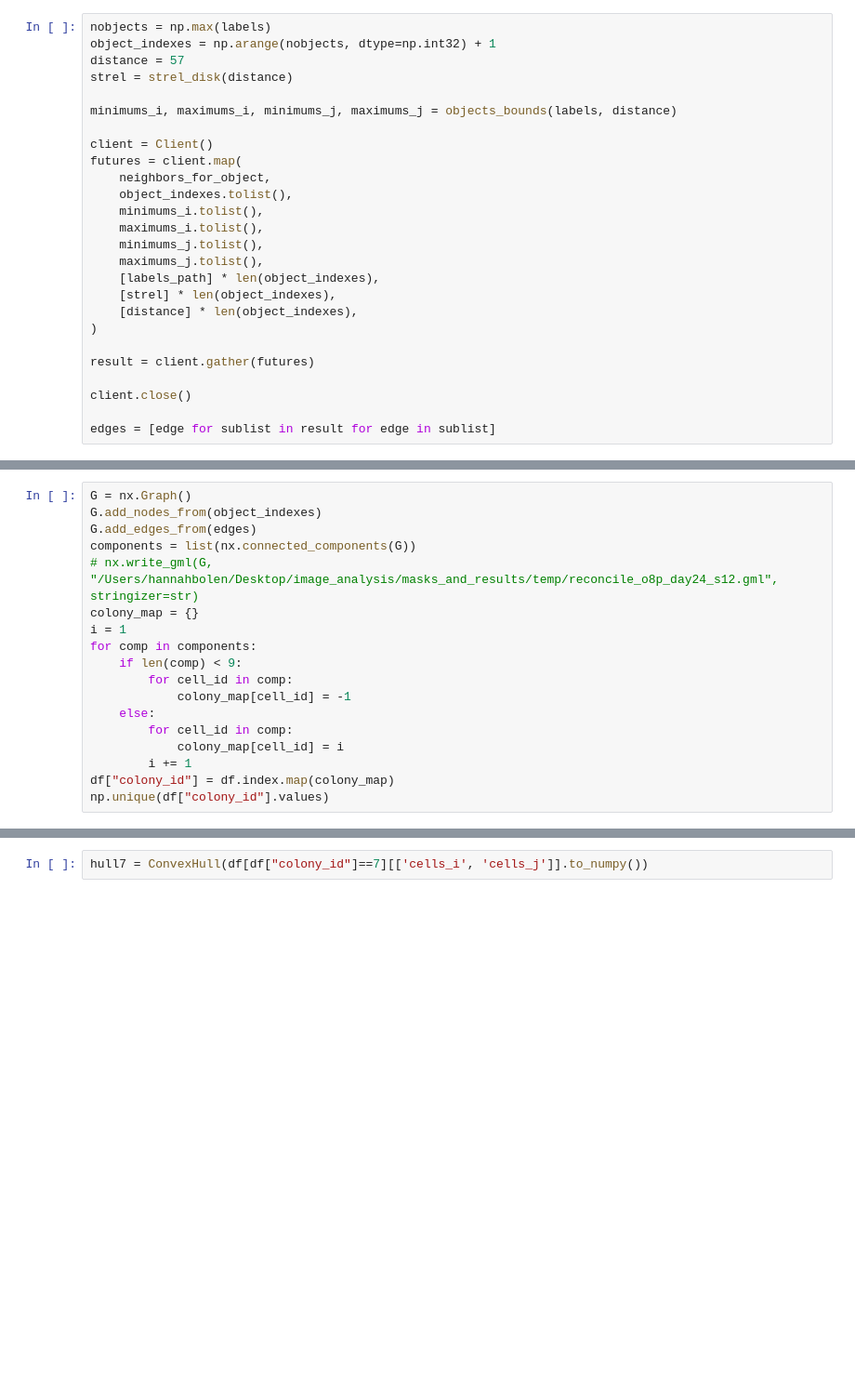
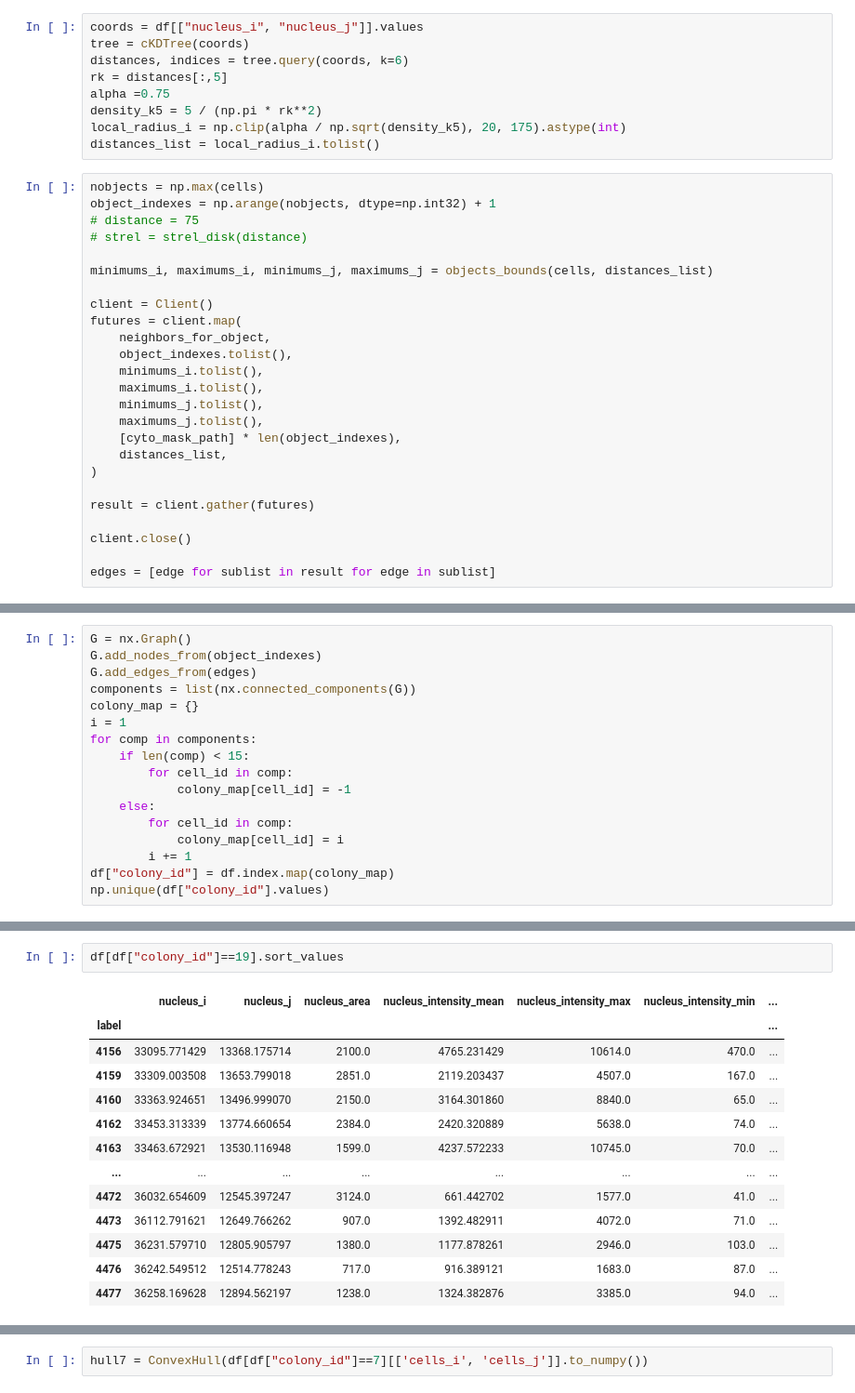
Before and after one commit to hannahbolen1/whole_slide, a Jupyter notebook: current/border_distances.ipynb, the cells around one changed output, grey strips where cells are left out. Shown at 93% size. Drawn from its saved outputs; the diff is of its cells as text; blank space fills up the shorter version.

```diff
--- a/current/border_distances.ipynb
+++ b/current/border_distances.ipynb
@@ -103,10 +116,19 @@ for k, slc in enumerate(objs):
+# %%
+coords = df[["nucleus_i", "nucleus_j"]].values
+tree = cKDTree(coords)
+distances, indices = tree.query(coords, k=6)
+rk = distances[:,5]
+alpha =0.75
+density_k5 = 5 / (np.pi * rk**2)
+local_radius_i = np.clip(alpha / np.sqrt(density_k5), 20, 175).astype(int)
+distances_list = local_radius_i.tolist()
 # %%
-nobjects = np.max(labels)
+nobjects = np.max(cells)
 object_indexes = np.arange(nobjects, dtype=np.int32) + 1
-distance = 57
-strel = strel_disk(distance)
+# distance = 75
+# strel = strel_disk(distance)
 
-minimums_i, maximums_i, minimums_j, maximums_j = objects_bounds(labels, distance)
+minimums_i, maximums_i, minimums_j, maximums_j = objects_bounds(cells, distances_list)
 
 client = Client()
 futures = client.map(
@@ -116,9 +138,8 @@ futures = client.map(
     maximums_i.tolist(),
     minimums_j.tolist(),
     maximums_j.tolist(),
-    [labels_path] * len(object_indexes),
-    [strel] * len(object_indexes),
-    [distance] * len(object_indexes),
+    [cyto_mask_path] * len(object_indexes),
+    distances_list,
 )
 
 result = client.gather(futures)
@@ -151,11 +152,10 @@ G = nx.Graph()
 G.add_nodes_from(object_indexes)
 G.add_edges_from(edges)
 components = list(nx.connected_components(G))
-# nx.write_gml(G, "/Users/hannahbolen/Desktop/image_analysis/masks_and_results/temp/reconcile_o8p_day24_s12.gml", stringizer=str)
 colony_map = {}
 i = 1
 for comp in components:
-    if len(comp) < 9:
+    if len(comp) < 15:
         for cell_id in comp:
             colony_map[cell_id] = -1
     else:
@@ -238,0 +207,16 @@ df[["foci_count","cells_area","colony_id"]].groupby("colony_id").describe()
+# %%
+df[df["colony_id"]==19].sort_values
+# %% [output]
+|  | nucleus_i | nucleus_j | nucleus_area | nucleus_intensity_mean | nucleus_intensity_max | nucleus_intensity_min | ... |
+| label |  |  |  |  |  |  | ... |
+| 4156 | 33095.771429 | 13368.175714 | 2100.0 | 4765.231429 | 10614.0 | 470.0 | ... |
+| 4159 | 33309.003508 | 13653.799018 | 2851.0 | 2119.203437 | 4507.0 | 167.0 | ... |
+| 4160 | 33363.924651 | 13496.999070 | 2150.0 | 3164.301860 | 8840.0 | 65.0 | ... |
+| 4162 | 33453.313339 | 13774.660654 | 2384.0 | 2420.320889 | 5638.0 | 74.0 | ... |
+| 4163 | 33463.672921 | 13530.116948 | 1599.0 | 4237.572233 | 10745.0 | 70.0 | ... |
+| ... | ... | ... | ... | ... | ... | ... | ... |
+| 4472 | 36032.654609 | 12545.397247 | 3124.0 | 661.442702 | 1577.0 | 41.0 | ... |
+| 4473 | 36112.791621 | 12649.766262 | 907.0 | 1392.482911 | 4072.0 | 71.0 | ... |
+| 4475 | 36231.579710 | 12805.905797 | 1380.0 | 1177.878261 | 2946.0 | 103.0 | ... |
+| 4476 | 36242.549512 | 12514.778243 | 717.0 | 916.389121 | 1683.0 | 87.0 | ... |
+| 4477 | 36258.169628 | 12894.562197 | 1238.0 | 1324.382876 | 3385.0 | 94.0 | ... |
```
Also changed, not shown: parts of 69 cells of this notebook, 2 other files.
